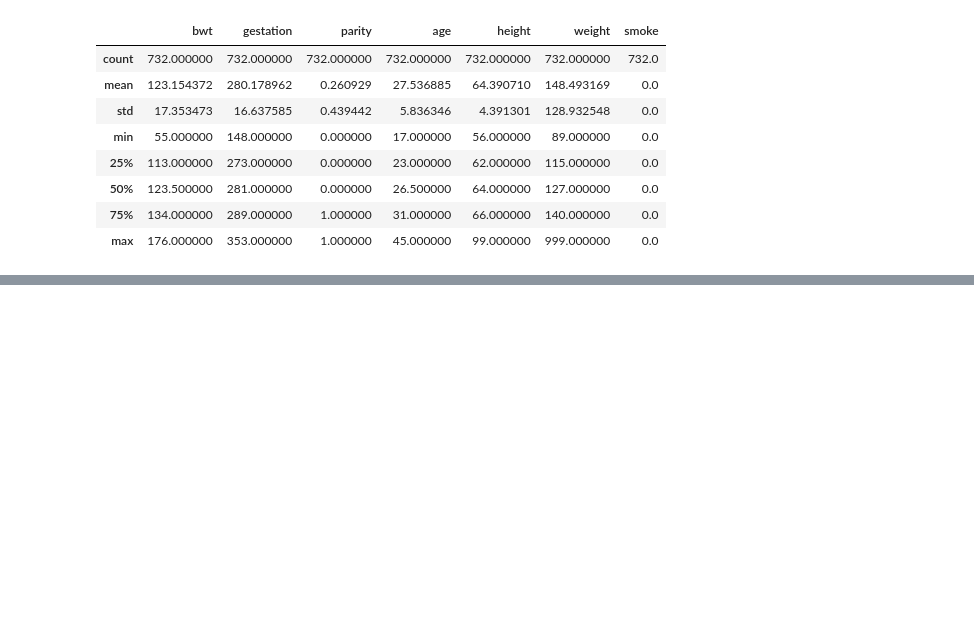
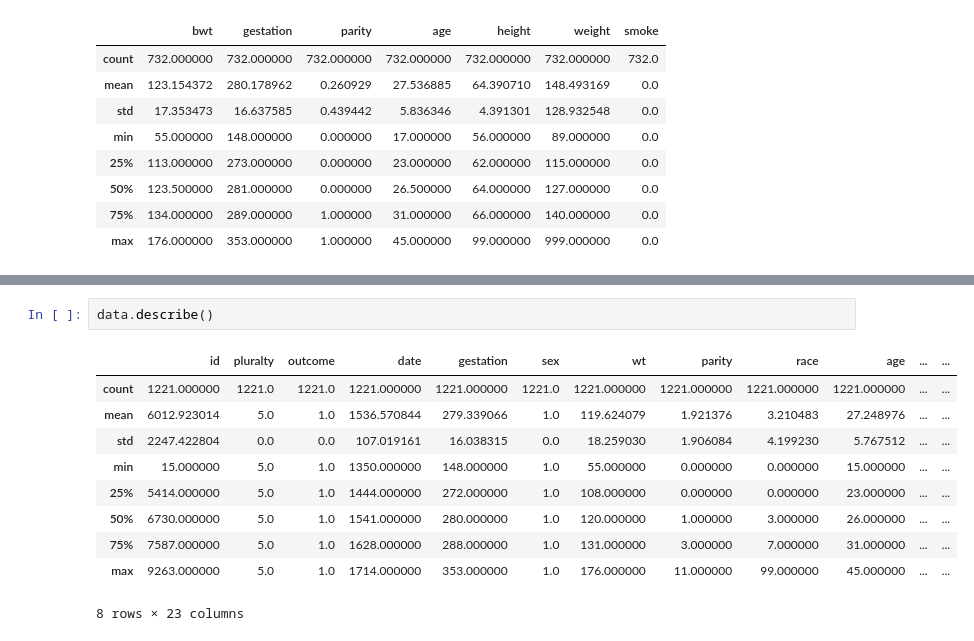
Before and after one commit to msheker/Maternal-Smoking-Infant-Death, a Jupyter notebook: test.ipynb, the cells around one changed output, grey strips where cells are left out. Drawn from its saved outputs; the diff is of its cells as text; blank space fills up the shorter version.

```diff
--- a/test.ipynb
+++ b/test.ipynb
@@ -82,0 +110,13 @@ data_ns.describe()
+# %%
+data.describe()
+# %% [output]
+|  | id | pluralty | outcome | date | gestation | sex | wt | parity | race | age | ... | ... |
+| count | 1221.000000 | 1221.0 | 1221.0 | 1221.000000 | 1221.000000 | 1221.0 | 1221.000000 | 1221.000000 | 1221.000000 | 1221.000000 | ... | ... |
+| mean | 6012.923014 | 5.0 | 1.0 | 1536.570844 | 279.339066 | 1.0 | 119.624079 | 1.921376 | 3.210483 | 27.248976 | ... | ... |
+| std | 2247.422804 | 0.0 | 0.0 | 107.019161 | 16.038315 | 0.0 | 18.259030 | 1.906084 | 4.199230 | 5.767512 | ... | ... |
+| min | 15.000000 | 5.0 | 1.0 | 1350.000000 | 148.000000 | 1.0 | 55.000000 | 0.000000 | 0.000000 | 15.000000 | ... | ... |
+| 25% | 5414.000000 | 5.0 | 1.0 | 1444.000000 | 272.000000 | 1.0 | 108.000000 | 0.000000 | 0.000000 | 23.000000 | ... | ... |
+| 50% | 6730.000000 | 5.0 | 1.0 | 1541.000000 | 280.000000 | 1.0 | 120.000000 | 1.000000 | 3.000000 | 26.000000 | ... | ... |
+| 75% | 7587.000000 | 5.0 | 1.0 | 1628.000000 | 288.000000 | 1.0 | 131.000000 | 3.000000 | 7.000000 | 31.000000 | ... | ... |
+| max | 9263.000000 | 5.0 | 1.0 | 1714.000000 | 353.000000 | 1.0 | 176.000000 | 11.000000 | 99.000000 | 45.000000 | ... | ... |
+8 rows × 23 columns
```
Also changed, not shown: parts of 7 cells of this notebook, 2 other files.
